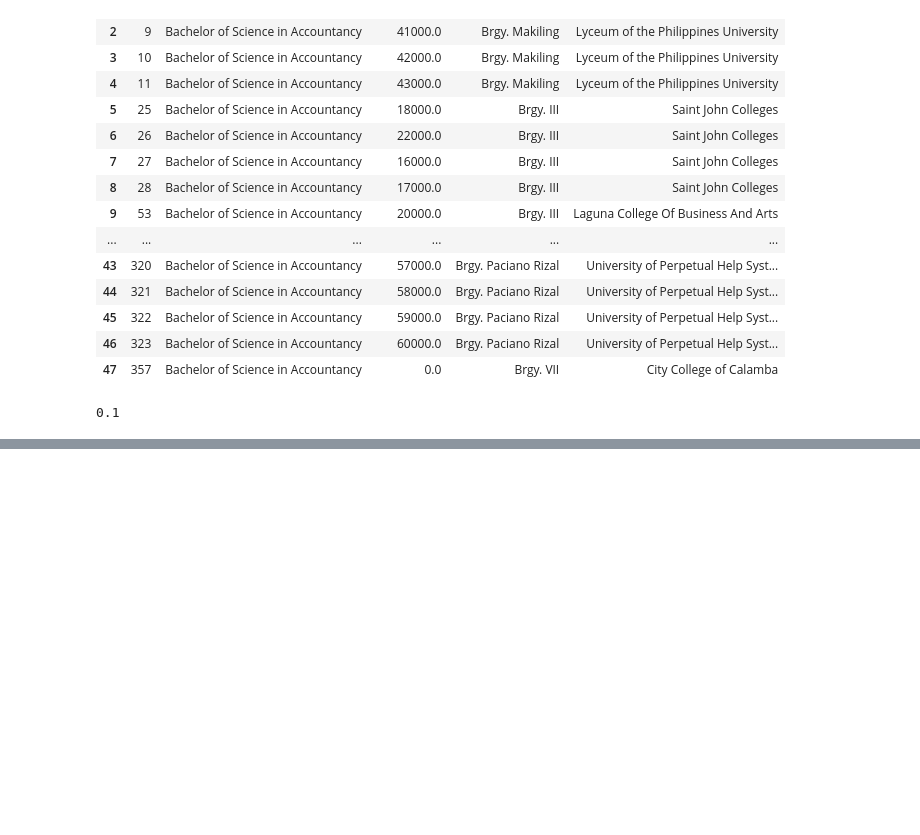
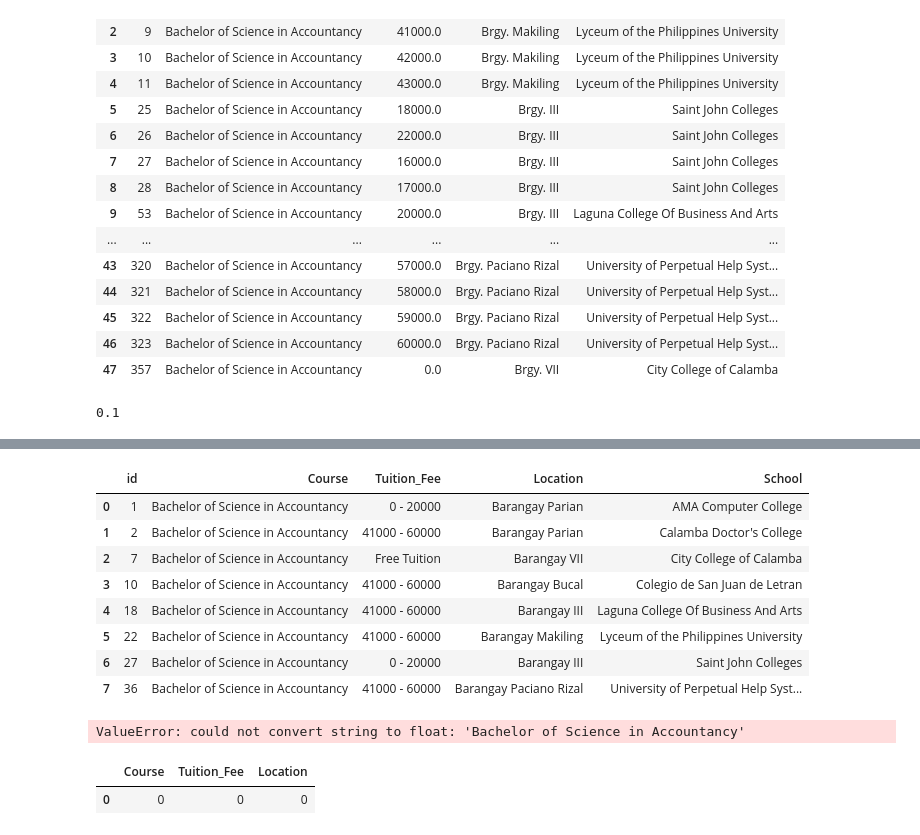
Before and after one commit to Shenchii/SeeKampus_Flask, a Jupyter notebook: dt_model.ipynb, the cells around one changed output, grey strips where cells are left out. Drawn from its saved outputs; the diff is of its cells as text; code cells hidden in the pictures; blank space fills up the shorter version.

```diff
--- a/dt_model.ipynb
+++ b/dt_model.ipynb
@@ -348,0 +483,80 @@ accuracy_score(y_test, predictions)
+# %%
+school_data = pd.read_sql_query(db.session.query(DTSchool).filter_by(Course=course).statement, db.session.bind)
+school_data
+# %% [output]
+|  | id | Course | Tuition_Fee | Location | School |
+| 0 | 1 | Bachelor of Science in Accountancy | 0 - 20000 | Barangay Parian | AMA Computer College |
+| 1 | 2 | Bachelor of Science in Accountancy | 41000 - 60000 | Barangay Parian | Calamba Doctor's College |
+| 2 | 7 | Bachelor of Science in Accountancy | Free Tuition | Barangay VII | City College of Calamba |
+| 3 | 10 | Bachelor of Science in Accountancy | 41000 - 60000 | Barangay Bucal | Colegio de San Juan de Letran |
+| 4 | 18 | Bachelor of Science in Accountancy | 41000 - 60000 | Barangay III | Laguna College Of Business And Arts |
+| 5 | 22 | Bachelor of Science in Accountancy | 41000 - 60000 | Barangay Makiling | Lyceum of the Philippines University |
+| 6 | 27 | Bachelor of Science in Accountancy | 0 - 20000 | Barangay III | Saint John Colleges |
+| 7 | 36 | Bachelor of Science in Accountancy | 41000 - 60000 | Barangay Paciano Rizal | University of Perpetual Help Syst... |
+# %%
+# Import libraries
+import pandas as pd
+from app import db, DTSchool
+from sklearn.tree import DecisionTreeClassifier
+from sklearn import preprocessing, tree
+from sklearn.model_selection import train_test_split
+from sklearn.metrics import accuracy_score, confusion_matrix, classification_report
+import numpy as np
+import joblib
+
+# Get inputed 'Course', 'Tuition_Fee', and 'Location'
+input_course = input("Enter desired course: ")
+input_tuition = input("Enter desired tuition fee: ")
+input_location = input("Enter desired location: ")
+
+# Execute a query and store the results in a DataFrame
+school_data = pd.read_sql_query(db.session.query(DTSchool).statement, db.session.bind)
+
+# Encode categorical variables
+le = preprocessing.LabelEncoder()
+for column_name in school_data.columns:
+    if school_data[column_name].dtype == object:
+        school_data[column_name] = le.fit_transform(school_data[column_name])
+    else:
+        pass
+
+# Split data into training and testing sets
+X = school_data.drop(columns=['School'])
+y = school_data['School']
+X_train, X_test, y_train, y_test = train_test_split(X, y, test_size=0.2)
+
+# Train decision tree model
+dt_model = DecisionTreeClassifier()
+dt_model.fit(X_train, y_train)
+
+# Save the trained model and label encoder to disk
+joblib.dump(dt_model, 'school_recommender.joblib')
+joblib.dump(le, 'label_encoder.joblib')
+
+# Create a new DataFrame with the inputed data
+school_data = pd.read_sql_query(db.session.query(DTSchool).statement, db.session.bind)
+input_data = pd.DataFrame({'Course': [input_course], 'Tuition_Fee': [input_tuition], 'Location': [input_location]})
+for column_name in input_data.columns:
+    if input_data[column_name].dtype == object:
+        input_data[column_name] = le.fit_transform(input_data[column_name])
+    else:
+        pass
+
+# Use the model to make predictions on the encoded inputed data
+predictions = dt_model.predict([[input_course, input_tuition, input_location]])
+
+# Filter the recommended schools based on inputed 'Course', 'Tuition_Fee', and 'Location'
+filtered_schools = school_data[(school_data['Course'] == input_course[0]) &
+                               (school_data['Tuition_Fee'] == input_tuition[0]) &
+                               (school_data['Location'] == input_location[0])]
+
+# Print the filtered recommended schools
+print("Recommended schools:")
+print(filtered_schools)
+# %% [output]
+ValueError: could not convert string to float: 'Bachelor of Science in Accountancy'
+# %%
+input_data
+# %% [output]
+|  | Course | Tuition_Fee | Location |
+| 0 | 0 | 0 | 0 |
```
Also changed, not shown: parts of 14 cells of this notebook, 32 other files.
